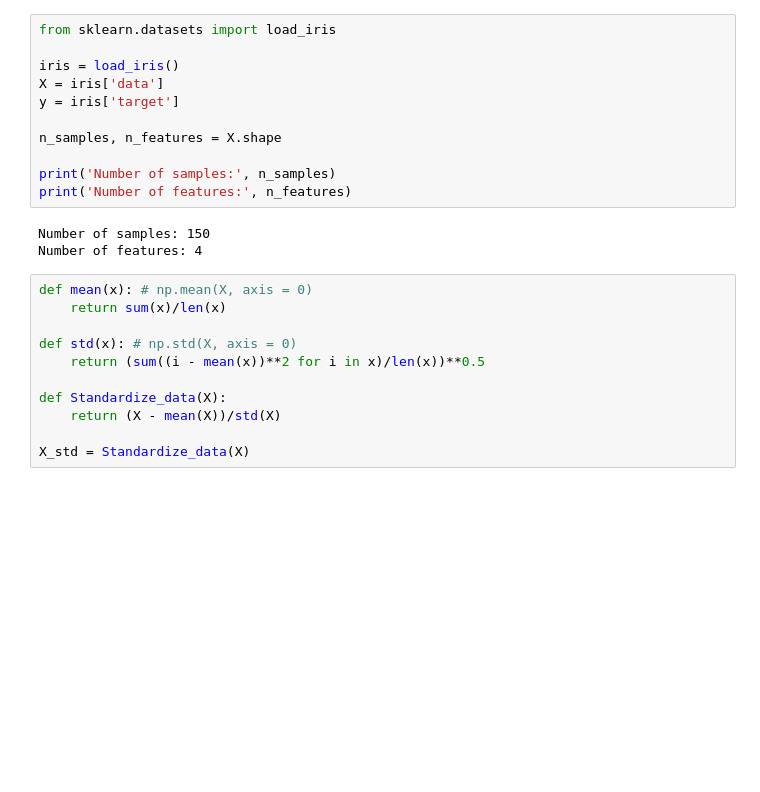
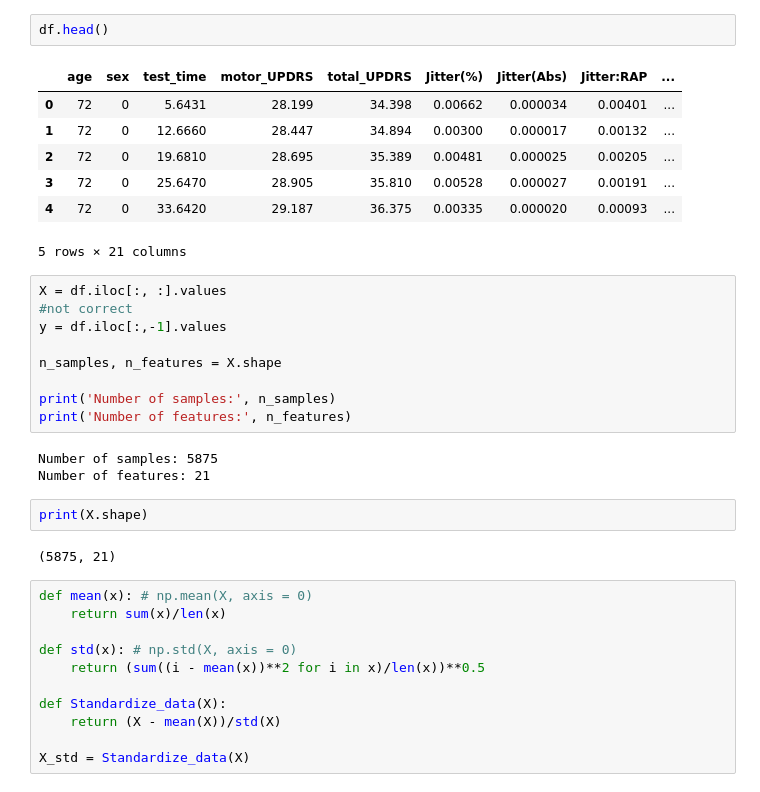
Before and after one commit to sofibrezden/Parallel-PCA-for-Parkinson-s-disease, a Jupyter notebook: PCA/Parallel_PCA.ipynb, the cells around one changed output. Cells and saved outputs as stored; diff of their text form; blank space fills up the shorter version.

```diff
--- a/PCA/Parallel_PCA.ipynb
+++ b/PCA/Parallel_PCA.ipynb
@@ -20,20 +14,32 @@ Data.head()
 | 3 | 1 | 72 | 0 | 25.6470 | 28.905 | 35.810 | 0.00528 | 0.000027 | 0.00191 | ... |
 | 4 | 1 | 72 | 0 | 33.6420 | 29.187 | 36.375 | 0.00335 | 0.000020 | 0.00093 | ... |
 5 rows × 22 columns
+# %%
+df.head()
+# %% [output]
+|  | age | sex | test_time | motor_UPDRS | total_UPDRS | Jitter(%) | Jitter(Abs) | Jitter:RAP | ... |
+| 0 | 72 | 0 | 5.6431 | 28.199 | 34.398 | 0.00662 | 0.000034 | 0.00401 | ... |
+| 1 | 72 | 0 | 12.6660 | 28.447 | 34.894 | 0.00300 | 0.000017 | 0.00132 | ... |
+| 2 | 72 | 0 | 19.6810 | 28.695 | 35.389 | 0.00481 | 0.000025 | 0.00205 | ... |
+| 3 | 72 | 0 | 25.6470 | 28.905 | 35.810 | 0.00528 | 0.000027 | 0.00191 | ... |
+| 4 | 72 | 0 | 33.6420 | 29.187 | 36.375 | 0.00335 | 0.000020 | 0.00093 | ... |
+5 rows × 21 columns
 # %%
-from sklearn.datasets import load_iris
-
-iris = load_iris()
-X = iris['data']
-y = iris['target']
+X = df.iloc[:, :].values
+#not correct
+y = df.iloc[:,-1].values
 
 n_samples, n_features = X.shape
 
 print('Number of samples:', n_samples)
 print('Number of features:', n_features)
 # %% [output]
-Number of samples: 150
-Number of features: 4
+Number of samples: 5875
+Number of features: 21
+# %%
+print(X.shape)
+# %% [output]
+(5875, 21)
 # %%
 def mean(x): # np.mean(X, axis = 0)
     return sum(x)/len(x)
```
Also changed, not shown: parts of 15 cells of this notebook.
